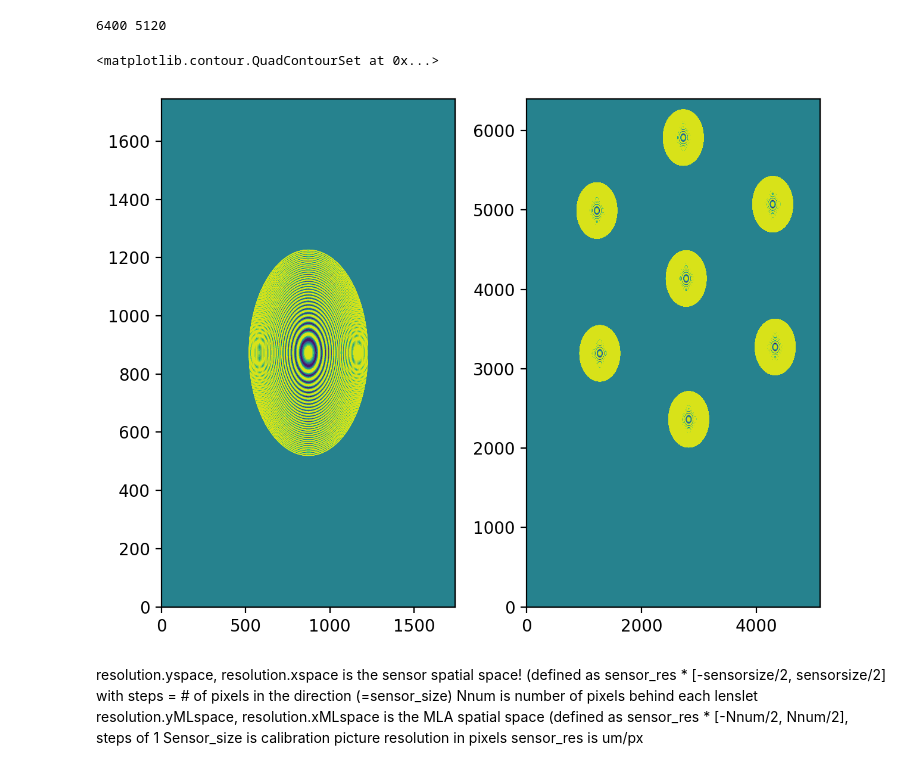
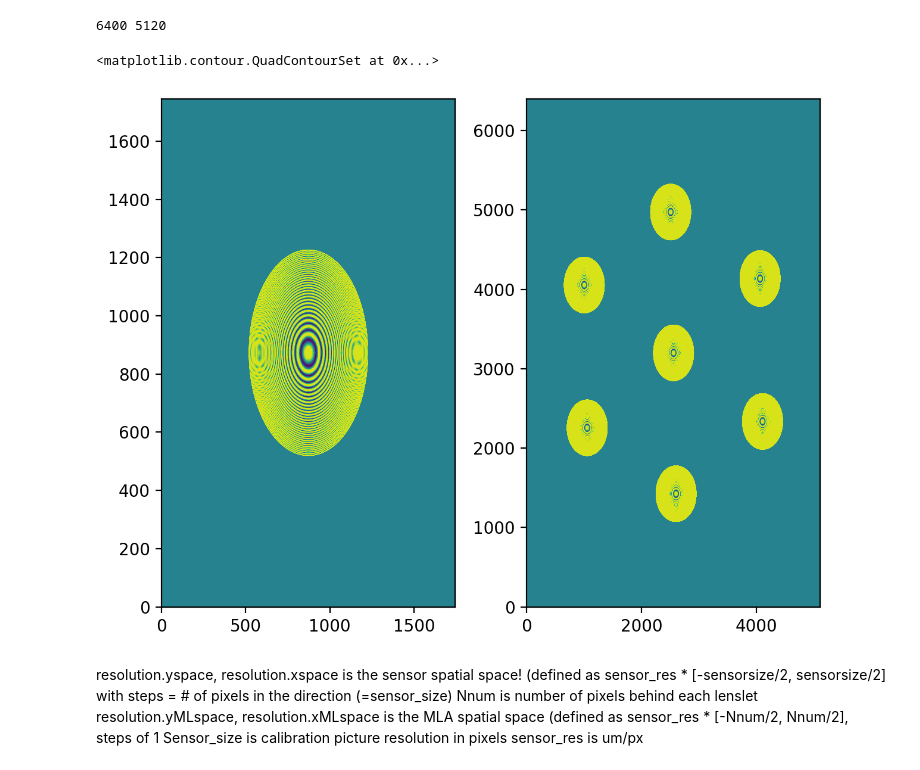
Before and after one commit to halensolomon/pyFLFM, a Jupyter notebook: halentrieshisbest.ipynb, the cells around one changed output. Saved outputs shown, nothing was run; the diff lists cells and outputs as text; code cells hidden in the pictures.

```diff
--- a/halentrieshisbest.ipynb
+++ b/halentrieshisbest.ipynb
@@ -8,7 +8,6 @@ import torchvision.transforms.functional as TF
 
 import matplotlib.pyplot as plt
 plt.rcParams['figure.dpi'] = 200
-plt.rcParams['agg.path.chunksize'] = 10000000
 import matplotlib.patches as patches
 
 import pandas as pd
@@ -287,18 +286,17 @@ resolution.yspace, resolution.xspace is the sensor spatial space! (defined as se
 # %%
 def transmittance(camera_params, lenslet_centers, calibration_img, resolution, pixel_pitch, center_lenslet_index):
     # Defining the local lenslet space
-    #device = torch.device("mps" if torch.backends.mps.is_available() else "cpu")
-    device = torch.device("cpu")
+    device = torch.device("mps" if torch.backends.mps.is_available() else "cpu")
 
     lenslet_pixels = resolution[0]
 
     lenslet_distances_norm = lenslet_centers[:,0:2] - lenslet_centers[center_lenslet_index,0:2] # just the x and y coordinates of the lenslet centers
 
     NNum_half = int(np.ceil(lenslet_pixels[0] / 2)) # Number of pixels in the numerator, assuming the lenslet is square
-    xML = pixel_pitch * torch.arange(start=-NNum_half+1, end=NNum_half-1, step = 1, dtype = torch.float64) # x coordinates of the lenslet space
+    xML = pixel_pitch * torch.arange(start=-NNum_half+1, end=NNum_half-1, step = 1, dtype = torch.float32) # x coordinates of the lenslet space
     yML = xML.clone() # y coordinates of the lenslet space in the same units as xML
 
-    ulens_transmittance = torch.zeros([len(fm),len(xML),len(yML)], dtype = torch.float64) # [focal length, x, y]
+    ulens_transmittance = torch.zeros([len(fm),len(xML),len(yML)], dtype = torch.float32) # [focal length, x, y]
     # Indexing: [lenslet x, lenslet y, focal length]
     # Lenslet centers is saved as [lens no, [x,y,r]]
     # We already have the distances between the lenslets, so we need to find the correct index for the x norm and y norm
@@ -311,7 +309,7 @@ def transmittance(camera_params, lenslet_centers, calibration_img, resolution, p
         ulens_transmittance[c,:,:] = torch.mul(torch.exp(-0.5 * torch.tensor(1j) * camera_params[1] * distance_squared / fm[c]), condition) # change config[1]
 
     # lenslet_centers_tensor is a tensor that has 1s where the lenslet centers are and 0s everywhere else
-    lenslet_centers_tensor = torch.zeros((len(calibration_img[0,:]), len(calibration_img[:,0])), dtype=torch.float64).unsqueeze(0).unsqueeze(0).to(device) # [0,0,x,y]
+    lenslet_centers_tensor = torch.zeros((len(calibration_img[0,:]), len(calibration_img[:,0])), dtype=torch.float32).unsqueeze(0).unsqueeze(0).to(device) # [0,0,x,y]
 
     #lenslet_centers_tensor[0,0,lenslet_centers[:,0],lenslet_centers[:,1]] = 1
 
@@ -330,8 +328,8 @@ def transmittance(camera_params, lenslet_centers, calibration_img, resolution, p
 
     for i in range(len(lenslet_centers[:,0])):
         # Grab a kernel sized chunk of the lenslet centers tensor, but don't go out of bounds. Instead, pad with zeros
-        lenslet_center_x = lenslet_centers[i,0]
-        lenslet_center_y = lenslet_centers[i,1]
+        lenslet_center_x = lenslet_distances_norm[i,0] + np.ceil((lenslet_centers_tensor.shape[2] +1) /2) # The center of the lenslet in the lenslet space
+        lenslet_center_y = lenslet_distances_norm[i,1] + np.ceil((lenslet_centers_tensor.shape[3] +1) /2) # The center of the lenslet in the lenslet space
 
         #grab_x_start = int(lenslet_center_x - ulens_transmittance.shape[2])
         #grab_y_start = int(lenslet_center_y - ulens_transmittance.shape[3])
@@ -347,10 +345,10 @@ def transmittance(camera_params, lenslet_centers, calibration_img, resolution, p
         #if grab_y_end < int(lenslet_centers_tensor.shape[3]):
             #grab_y_end = int(lenslet_centers_tensor.shape[3])
 
-        grab_x_start = int(lenslet_center_x - (ulens_transmittance.shape[2]/2))
-        grab_y_start = int(lenslet_center_y - (ulens_transmittance.shape[3]/2))
-        grab_x_end = int(lenslet_center_x + (ulens_transmittance.shape[2]/2))
-        grab_y_end = int(lenslet_center_y + (ulens_transmittance.shape[3]/2))
+        grab_x_start = int(lenslet_center_x - np.ceil((ulens_transmittance.shape[2] +1) /2))
+        grab_y_start = int(lenslet_center_y - np.ceil((ulens_transmittance.shape[3] +1) /2))
+        grab_x_end = int(lenslet_center_x + np.floor((ulens_transmittance.shape[2] -1) /2))
+        grab_y_end = int(lenslet_center_y + np.floor((ulens_transmittance.shape[3] -1) /2))
 
         pull_x_start = int(0)
         pull_y_start = int(0)
@@ -358,10 +356,10 @@ def transmittance(camera_params, lenslet_centers, calibration_img, resolution, p
         pull_y_end = int(ulens_transmittance.shape[3])
 
         if grab_x_start < 0:
-            pull_x_start = int(abs(grab_x_start))
+            pull_x_start = int(abs(grab_x_start)+1)
             grab_x_start = int(0)
         if grab_y_start < 0:
-            pull_y_start = int(abs(grab_y_start))
+            pull_y_start = int(abs(grab_y_start)+1)
             grab_y_start = int(0)
         if grab_x_end > int(lenslet_centers_tensor.shape[2]):
             grab_x_end = int(lenslet_centers_tensor.shape[2])
@@ -385,14 +383,14 @@ print(len(img[0,:]), len(img[:,0]))
 # %%
 figure5 = plt.figure()
 figure5.set_tight_layout(True)
 ax1, ax2 = figure5.subplots(1,2)
-ax1.contourf(single_lens_transmittance[0,0,:,:].numpy())
-ax2.contourf(ulens_transmit[0,0,:,:].numpy())
+ax1.contourf(single_lens_transmittance[0,0,:,:].cpu().numpy())
+ax2.contourf(ulens_transmit[0,0,:,:].cpu().numpy())
 
 # note that the plot looks like it's been flipped upside down, but it's just because of the way the image is plotted
 # %% [output]
 <matplotlib.contour.QuadContourSet at 0x...>
-[figure, old version]
+[figure, new version]
 # %% [markdown]
 resolution.yspace, resolution.xspace is the sensor spatial space! (defined as sensor_res * [-sensorsize/2, sensorsize/2] with steps = # of pixels in the direction (=sensor_size)
 Nnum is number of pixels behind each lenslet
```
Also changed, not shown: parts of 6 cells of this notebook.
